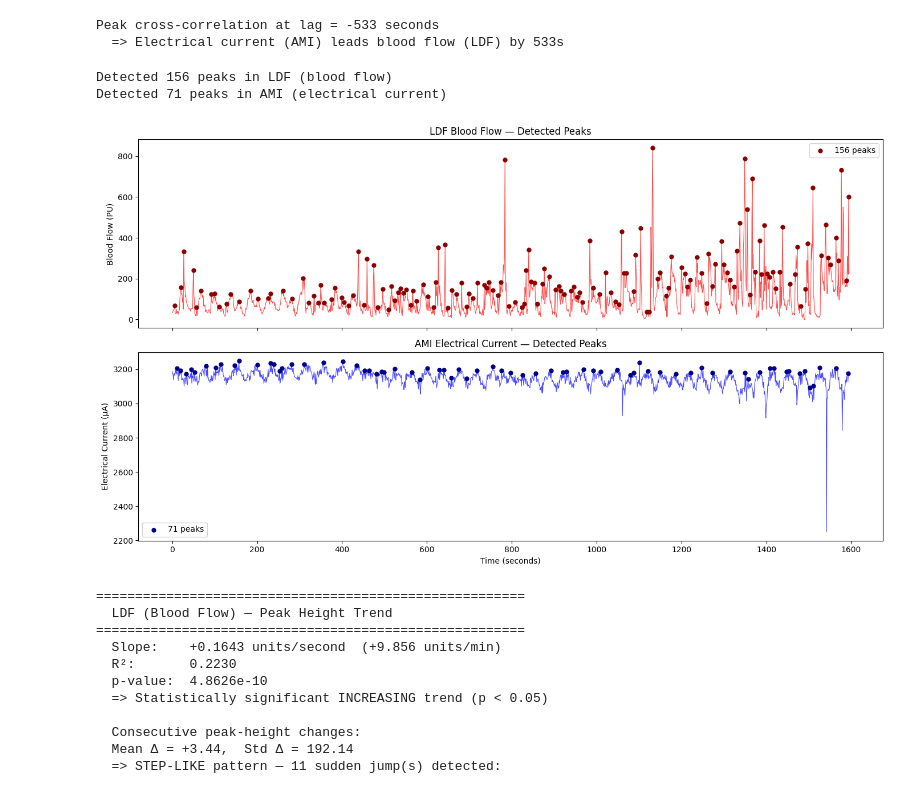
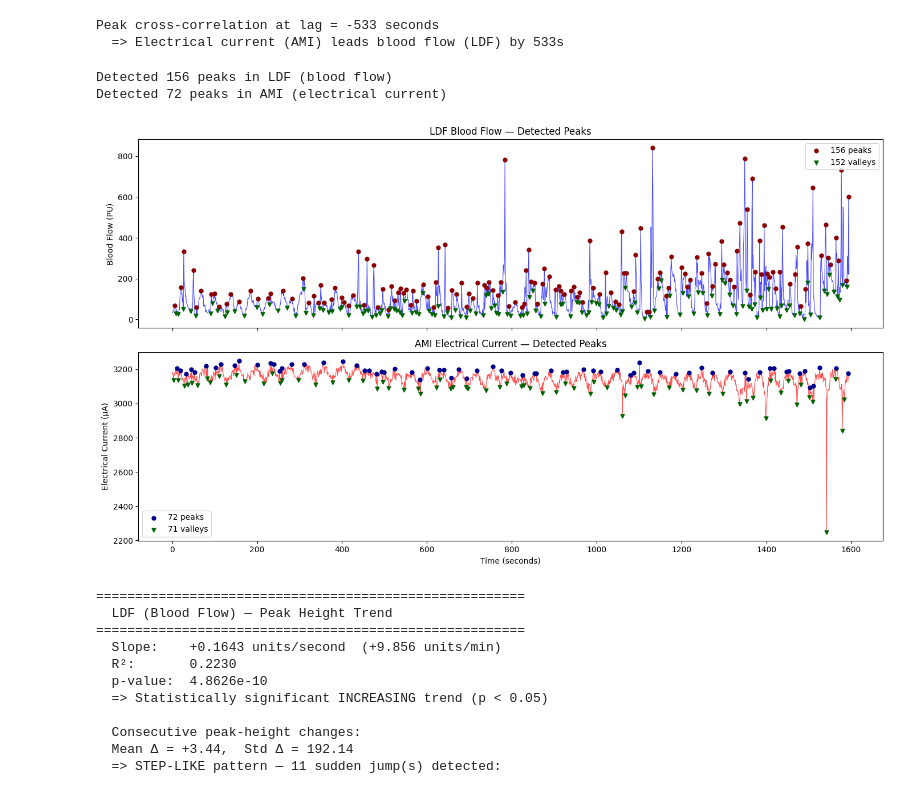
Before and after one commit to williamma621/lin_lab_website, a Jupyter notebook: analysis.ipynb, the cells around one changed output. Saved outputs shown, nothing was run; the diff lists cells and outputs as text; code cells hidden in the pictures.

Commit message:
updated analysis.py with valley analysis

```diff
--- a/analysis.ipynb
+++ b/analysis.ipynb
@@ -162,42 +162,68 @@ ldf_peaks_idx, _ = find_peaks(
 ldf_peak_times   = time_s[ldf_peaks_idx]
 ldf_peak_heights = ldf_aligned[ldf_peaks_idx]
 
+
+# --- LDF valleys (using same logic on inverted signal) ---
+ldf_valleys_idx, _ = find_peaks(
+    -ldf_aligned,
+    distance=5,      # at least 5 s between valleys
+    prominence=20    # must drop by ≥ 20 PU
+)
+ldf_valley_times   = time_s[ldf_valleys_idx]
+ldf_valley_heights = ldf_aligned[ldf_valleys_idx]  # original heights, not inverted
+
 # --- AMI peaks ---
 ami_peaks_idx, _ = find_peaks(
     ami_aligned,
     distance=5,      # at least 5 s between peaks
     prominence=50    # adjust based on AMI signal scale (µA)
 )
 ami_peak_times   = time_s[ami_peaks_idx]
 ami_peak_heights = ami_aligned[ami_peaks_idx]
 
+
+ami_valleys_idx, _ = find_peaks(
+    -ami_aligned,
+    distance=5,      # at least 5 s between valleys
+    prominence=50    # must drop by ≥ 20 PU
+)
+ami_valley_times   = time_s[ami_valleys_idx]
+ami_valley_heights = ami_aligned[ami_valleys_idx]  # original heights, not inverted
+
+
 print(f"Detected {len(ldf_peaks_idx)} peaks in LDF (blood flow)")
 print(f"Detected {len(ami_peaks_idx)} peaks in AMI (electrical current)")
 
 # --- Plot signals with peaks marked ---
 fig, (ax1, ax2) = plt.subplots(2, 1, figsize=(14, 8), sharex=True)
 
-ax1.plot(time_s, ldf_aligned, color='red', alpha=0.7, linewidth=0.8)
+ax1.plot(time_s, ldf_aligned, color='blue', alpha=0.7, linewidth=0.8)
 ax1.scatter(ldf_peak_times, ldf_peak_heights,
             color='darkred', s=25, zorder=5, label=f'{len(ldf_peaks_idx)} peaks')
+ax1.scatter(ldf_valley_times, ldf_valley_heights,
+            color='darkgreen', s=25, zorder=5, marker='v', label=f'{len(ldf_valleys_idx)} valleys')
 ax1.set_ylabel("Blood Flow (PU)")
 ax1.set_title("LDF Blood Flow — Detected Peaks")
 ax1.legend()
 
-ax2.plot(time_s, ami_aligned, color='blue', alpha=0.7, linewidth=0.8)
+
+
+ax2.plot(time_s, ami_aligned, color='red', alpha=0.7, linewidth=0.8)
 ax2.scatter(ami_peak_times, ami_peak_heights,
             color='darkblue', s=25, zorder=5, label=f'{len(ami_peaks_idx)} peaks')
+ax2.scatter(ami_valley_times, ami_valley_heights,
+            color='darkgreen', s=25, zorder=5, marker='v', label=f'{len(ami_valleys_idx)} valleys')
 ax2.set_ylabel("Electrical Current (µA)")
 ax2.set_xlabel("Time (seconds)")
 ax2.set_title("AMI Electrical Current — Detected Peaks")
 ax2.legend()
 
 plt.tight_layout()
 plt.show()
 # %% [output]
 Detected 156 peaks in LDF (blood flow)
-Detected 71 peaks in AMI (electrical current)
+Detected 72 peaks in AMI (electrical current)
-[figure, old version]
+[figure, new version]
 # %%
 # ANALYSIS 3: DO PEAK HEIGHTS INCREASE OVER TIME?
 #             AND IS THE INCREASE SMOOTH OR STEP-LIKE?
```
Also changed, not shown: parts of 2 cells of this notebook.
